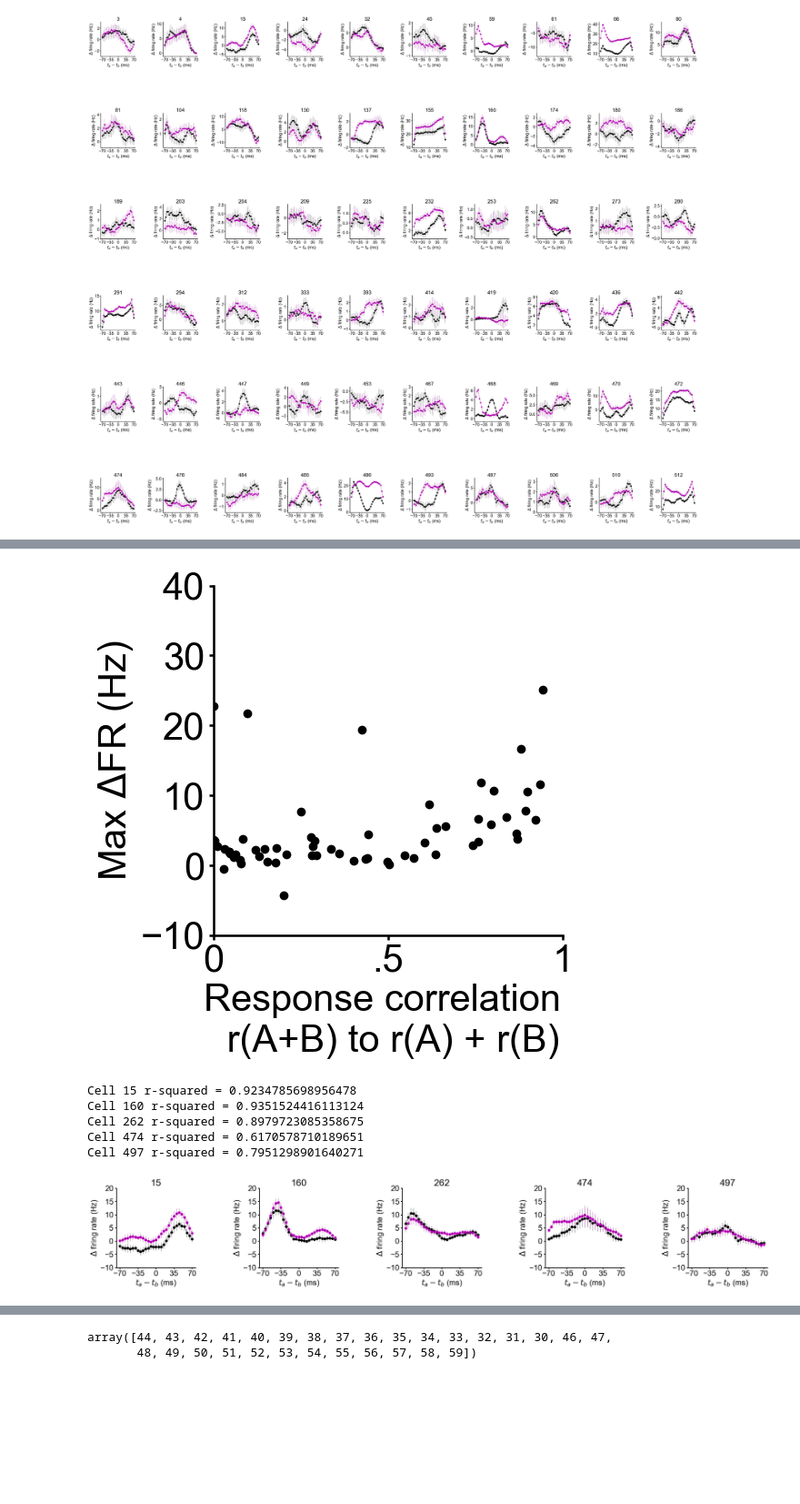
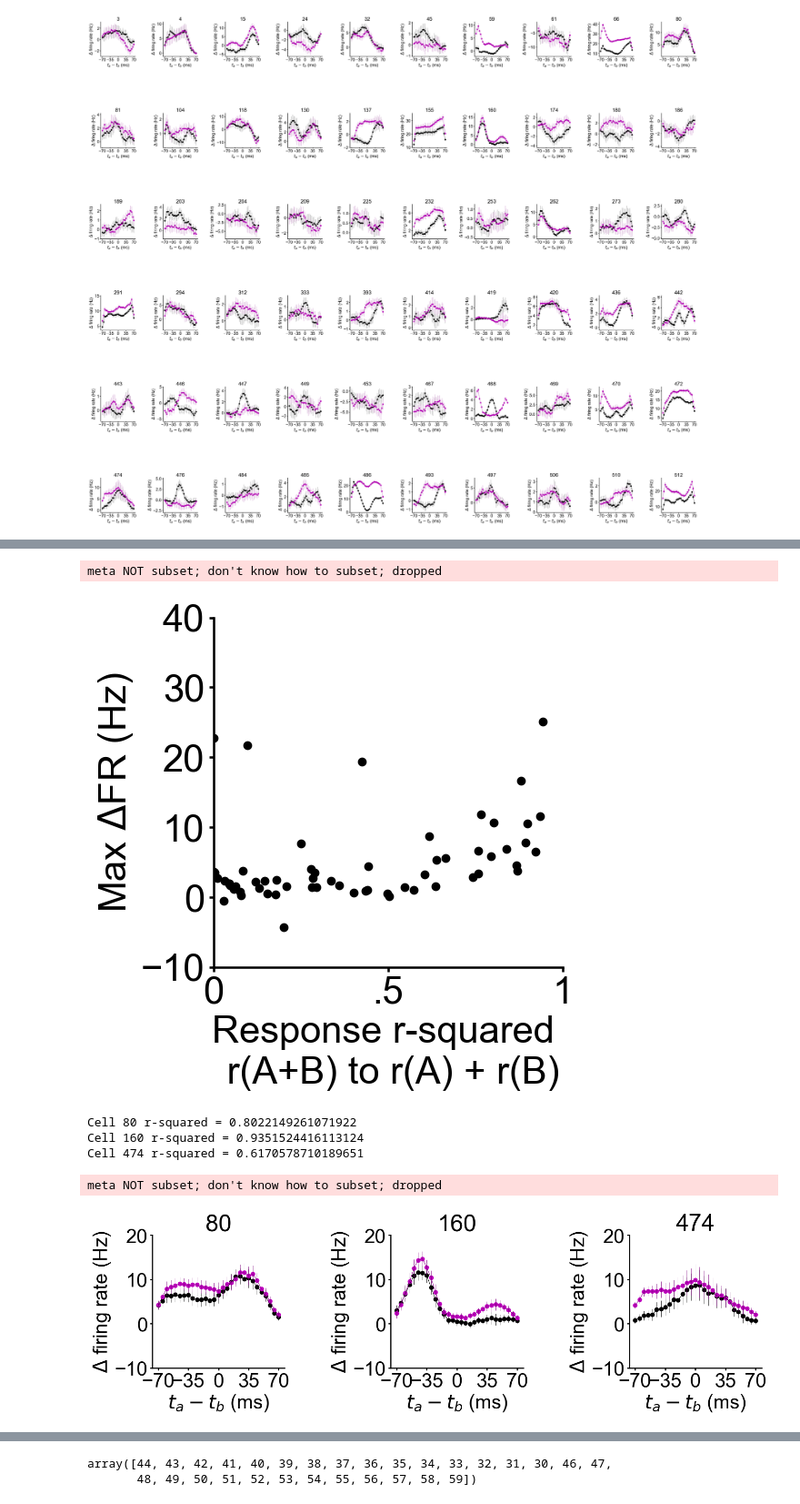
Before and after one commit to rmblazing/phase-coding-analysis, a Jupyter notebook: figure_generation/figure2/fig2_final.ipynb, the cells around one changed output, grey strips where cells are left out. Shown at 91% size. Saved outputs shown, nothing was run; the diff lists cells and outputs as text; code cells hidden in the pictures; blank space fills up the shorter version.

```diff
--- a/figure_generation/figure2/fig2_final.ipynb
+++ b/figure_generation/figure2/fig2_final.ipynb
@@ -136,3 +137,15 @@ num cells significantly activated = 67 out of 521
 Percentage of cells significantly activated = 12.859884836852206
 num cells significantly tuned = 60 out of 67
 Percentage of activated cells significantly tuned = 89.55223880597015
+# %%
+# plot percentage of significantly activated cells (mann whitney U p < .0025) that are tuned (kruskal-wallis p<.01)
+percent_activated = len(np.where(np.array(bonf_corr_act) == 1)[0])/len(bonf_corr_act)*100
+percent_activated_tuned = len(tuned_resp_cells)/len(np.where(np.array(bonf_corr_act) == 1)[0])*100
+color = [[.4,.4,.4],'g']
+plt.bar([0,1], [percent_activated, percent_activated_tuned], color = color)
+plt.ylim(-1,100)
+plt.yticks([0,25,50,75,100])
+plt.xticks([0,1], labels = ['spot activated', 'tuned'], rotation = 45, ha = 'right')
+plt.ylabel('% of cells')
+PGanalysis.axis_fixer(ratio = 1.5, size = 30)
+plt.savefig(r'S:\All_Staff\robin\Paper\phase_coding_manuscript\figures\fig2\percent_cells_activated_tuned.pdf', bbox_inches = 'tight')
@@ -154,7 +169,7 @@ n_trials = baseline_sub_psth_by_trial.shape[2]
 n_latencies_two_spot = len(indices)
 n_latencies_single_spot = 15
 # %%
-def plot_real_and_predicted_curves(cell, baseline_sub_psth_by_trial, indices, single_spot_indices, n_trials, n_latencies_two_spot, filt_width = 5, font_size = 15):
+def plot_real_and_predicted_curves(cell, baseline_sub_psth_by_trial, indices, single_spot_indices, n_trials, n_latencies_two_spot, filt_width = 5, font_size = 15, ylim = [-10,20], y_step = 10):
 
     # spot A indices: where spot A was stimulated alone at different intervals relative to inhalation
     spot_A_indices = np.arange(30,45) # hard-coded. 30-45 are spot A alone indices.
@@ -207,9 +222,10 @@ def plot_real_and_predicted_curves(cell, baseline_sub_psth_by_trial, indices, si
     plt.errorbar(x_valid, np.mean(all_mov_mean_y,0), yerr = CI.T, color = 'k', linewidth = .5)
     plt.plot(x_valid, np.mean(all_mov_mean_y_combine,0), '-mo', linewidth = .5)
     plt.errorbar(x_valid, np.mean(all_mov_mean_y_combine,0), yerr = CI_combine.T, color = 'purple', linewidth = .5)
-    plt.ylim(-10,20)
+    plt.ylim(ylim[0],ylim[1])
     plt.xticks([-70,-35,0,35,70])
-    plt.yticks([-10,-5,0,5,10,15,20])
+    yticks = np.arange(ylim[0],ylim[1]+y_step, y_step)
+    plt.yticks(yticks)
     plt.ylabel('$\Delta$ firing rate (Hz)')
     plt.xlabel('$t_{a}-t_{b}$ (ms)')
     plt.title(str(cell))
@@ -277,3 +293,7 @@ for cell_n, cell in enumerate(tuned_resp_cells):
     PGanalysis.axis_fixer(ratio = 1, size = 20)
 # %% [output]
 [figure]
+# %%
+all_trial_type_psth = reclist[0]['trial_type_psth']
+for rec in range(1, len(reclist)):
+    all_trial_type_psth = np.concatenate((all_trial_type_psth,  reclist[rec]['trial_type_psth']),0)
@@ -287,6 +638,8 @@ r_sq = np.empty(len(tuned_resp_cells))
 
 mov_mean_y_all = np.empty((len(tuned_resp_cells), n_latencies_two_spot))
 mov_mean_y_combine_all = np.empty((len(tuned_resp_cells), n_latencies_two_spot))
+y_all = np.empty((len(tuned_resp_cells), n_latencies_two_spot))
+y_combine_all = np.empty((len(tuned_resp_cells), n_latencies_two_spot))
 
 for i, cell in enumerate(tuned_resp_cells):
 
@@ -294,11 +647,13 @@ for i, cell in enumerate(tuned_resp_cells):
     y = baseline_sub_mean_psth[cell,indices]
     mov_mean_y = np.convolve(y, np.ones(filt_width)/filt_width, mode='same')
     mov_mean_y_all[i,:] = mov_mean_y
+    y_all[i,:] = y
 
     # get the predicted tuning curve by summing the responses to the single spot stimuli at each delta t condition
     y_combine = baseline_sub_mean_psth[cell,np.flipud(single_spot_indices)]+baseline_sub_mean_psth[cell,single_spot_indices_flip]
     mov_mean_y_combine = np.convolve(y_combine, np.ones(filt_width)/filt_width, mode='same')
     mov_mean_y_combine_all[i,:] = mov_mean_y_combine
+    y_combine_all[i,:] = y_combine
 
     # determine the % variance explained in the tuning curve by the phase of stimulation.
     coeffs[i,:] = np.polyfit(mov_mean_y_combine, mov_mean_y,1)
@@ -348,24 +730,26 @@ plt.plot(r_sq, max_resp_by_cell, 'ko')
 plt.xlim(0,1)
 plt.xticks([0,.5,1], labels = ['0', '.5', '1'])
 plt.yticks([-10,0,10,20,30,40])
-plt.xlabel('Response correlation \n r(A+B) to r(A) + r(B)')
+plt.xlabel('Response r-squared \n r(A+B) to r(A) + r(B)')
 plt.ylabel('Max $\Delta$FR (Hz)')
 PGanalysis.axis_fixer(ratio = 1, size = 20)
+plt.savefig(r'S:\All_Staff\robin\Paper\phase_coding_manuscript\figures\fig2\rsquared_by_max_FR_summary.pdf', bbox_inches = 'tight')
 # %% [output]
+meta NOT subset; don't know how to subset; dropped
-[figure, old version]
+[figure, new version]
 # %%
 plt.figure(figsize = (30,30))
-for cell_n, cell in enumerate([15, 160, 262, 474, 497]):
+for cell_n, cell in enumerate([80,160,474]):
     plt.subplot(1,5,cell_n+1)
-    plot_real_and_predicted_curves(cell, baseline_sub_psth_by_trial, indices, single_spot_indices, n_trials, n_latencies_two_spot, font_size = 20)
+    plot_real_and_predicted_curves(cell, baseline_sub_psth_by_trial, indices, single_spot_indices, n_trials, n_latencies_two_spot, font_size = 30)
     resp_idx = np.where(np.array(tuned_resp_cells) == cell)[0]
     print('Cell ' + str(cell) + ' r-squared = ' + str(r_sq[resp_idx][0]))
+plt.savefig(r'S:\All_Staff\robin\Paper\phase_coding_manuscript\figures\fig2\example_cell_summation_prediction.pdf', bbox_inches = 'tight')
 # %% [output]
-Cell 15 r-squared = 0.9234785698956478
+Cell 80 r-squared = 0.8022149261071922
 Cell 160 r-squared = 0.9351524416113124
-Cell 262 r-squared = 0.8979723085358675
 Cell 474 r-squared = 0.6170578710189651
-Cell 497 r-squared = 0.7951298901640271
+meta NOT subset; don't know how to subset; dropped
-[figure, old version]
+[figure, new version]
 # %%
 plt.figure(figsize = (30,30))
```
Also changed, not shown: parts of 25 cells of this notebook.
